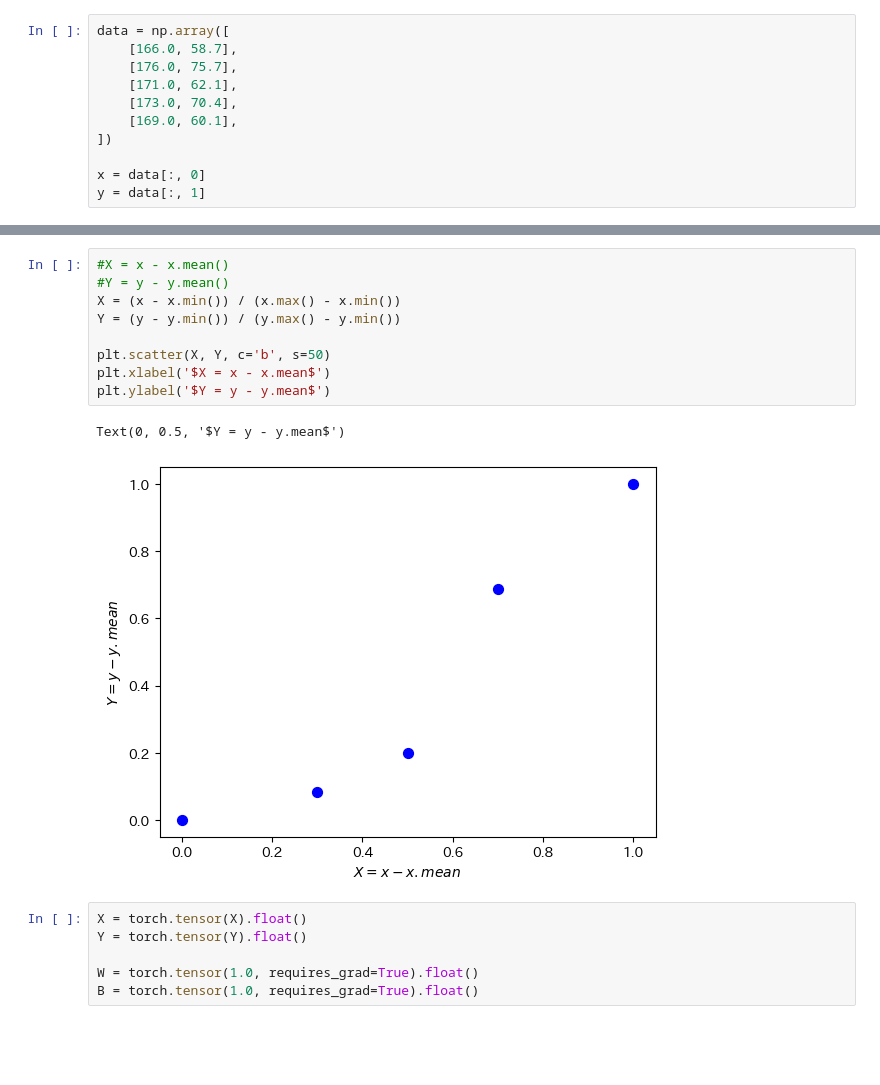
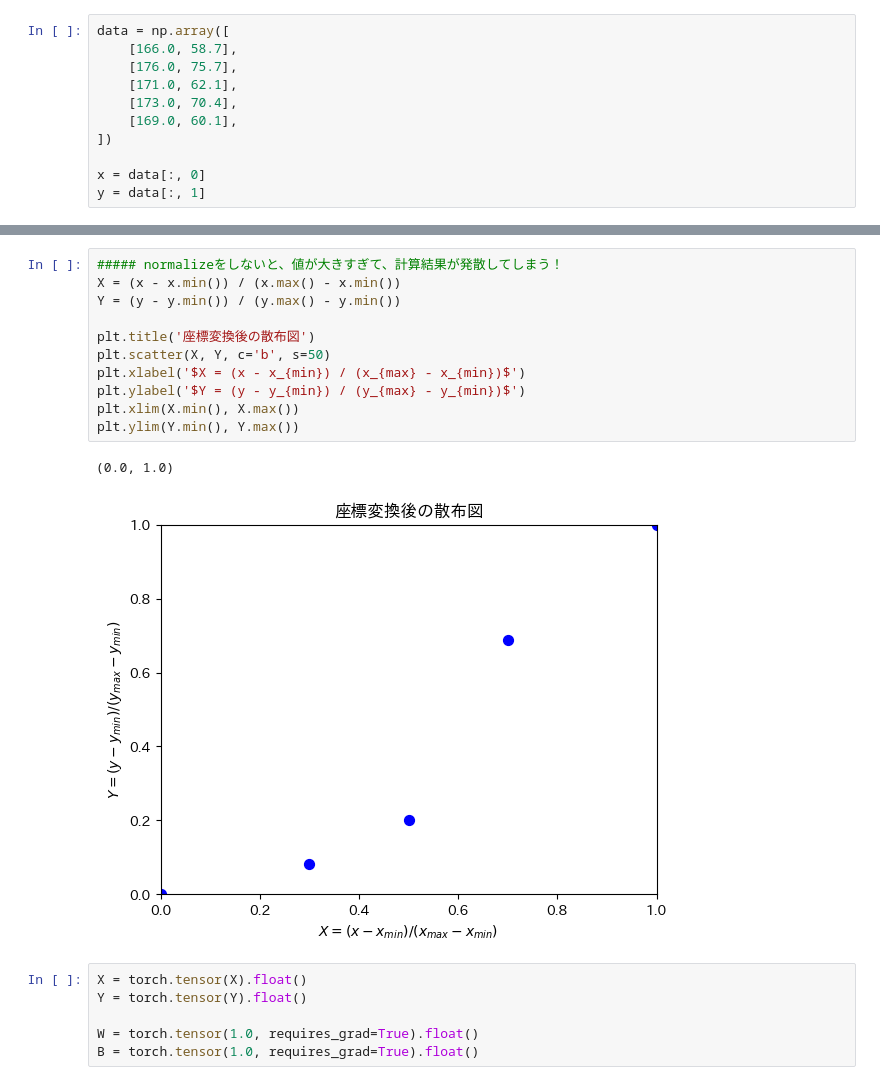
Before and after one commit to Yu5656/machine-learning_101, a Jupyter notebook: torch00.ipynb, the cells around one changed output, grey strips where cells are left out. Saved outputs shown, nothing was run; the diff lists cells and outputs as text; blank space fills up the shorter version.

```diff
--- a/torch00.ipynb
+++ b/torch00.ipynb
@@ -27,15 +30,17 @@ Text(0, 0.5, '$y$: 体重')
 # %%
-#X = x - x.mean()
-#Y = y - y.mean()
+##### normalizeをしないと、値が大きすぎて、計算結果が発散してしまう！
 X = (x - x.min()) / (x.max() - x.min())
 Y = (y - y.min()) / (y.max() - y.min())
 
+plt.title('座標変換後の散布図')
 plt.scatter(X, Y, c='b', s=50)
-plt.xlabel('$X = x - x.mean$')
-plt.ylabel('$Y = y - y.mean$')
+plt.xlabel('$X = (x - x_{min}) / (x_{max} - x_{min})$')
+plt.ylabel('$Y = (y - y_{min}) / (y_{max} - y_{min})$')
+plt.xlim(X.min(), X.max())
+plt.ylim(Y.min(), Y.max())
 # %% [output]
-Text(0, 0.5, '$Y = y - y.mean$')
+(0.0, 1.0)
-[figure, old version]
+[figure, new version]
 # %%
 X = torch.tensor(X).float()
 Y = torch.tensor(Y).float()
```
Also changed, not shown: parts of 8 cells of this notebook.
